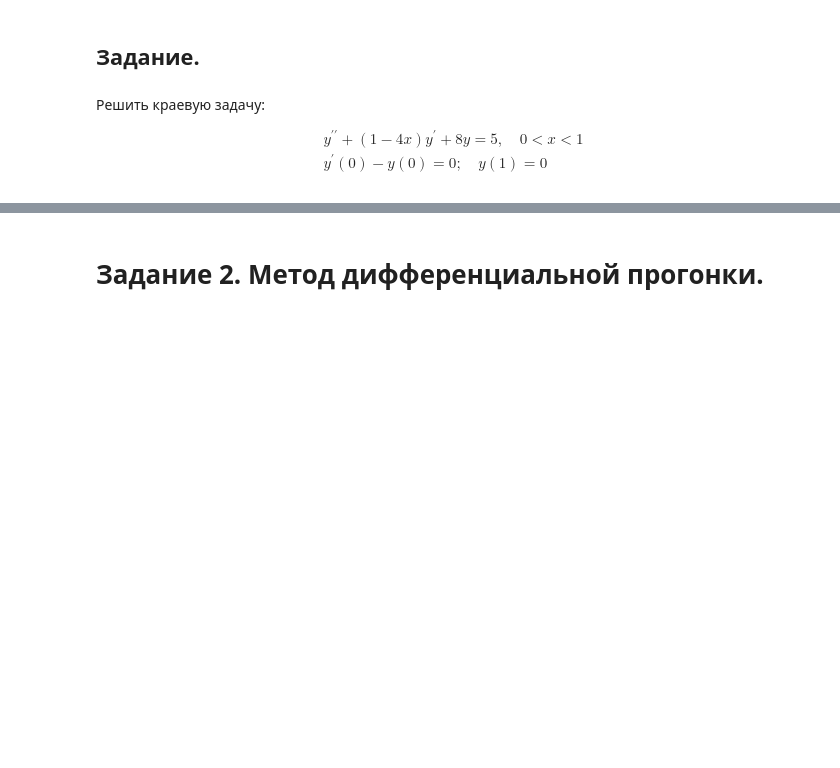
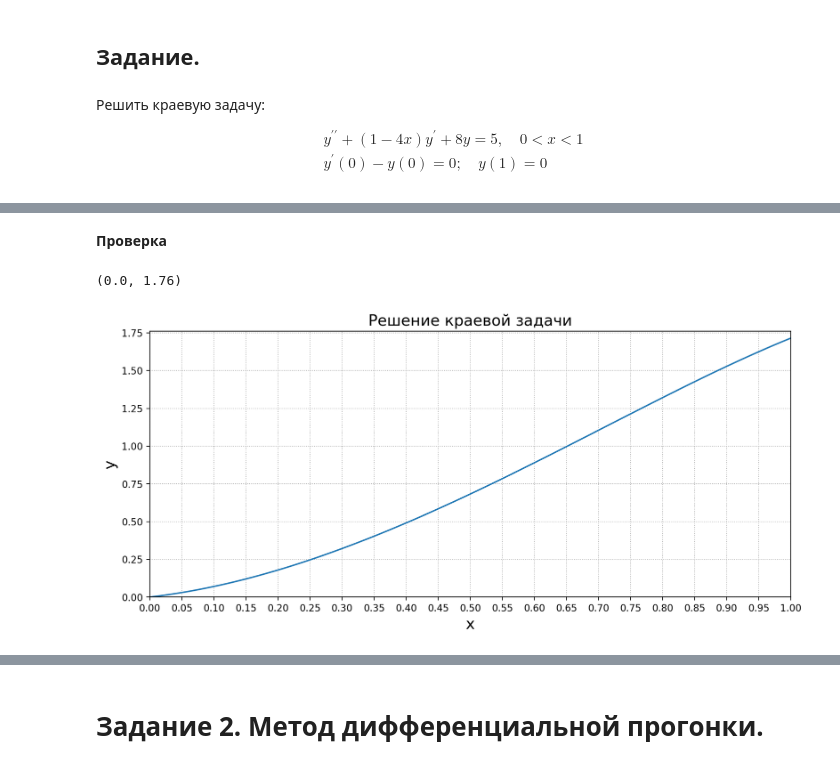
Before and after one commit to ShmakovVladimir/Computational_mathematics_second_sem, a Jupyter notebook: part_2/hw7/Краевые задачи семинар.ipynb, the cells around one changed output, grey strips where cells are left out. Drawn from its saved outputs; the diff is of its cells as text; code cells hidden in the pictures; blank space fills up the shorter version.

```diff
--- a/part_2/hw7/Краевые задачи семинар.ipynb
+++ b/part_2/hw7/Краевые задачи семинар.ipynb
@@ -125,2 +117,0 @@ $$
-# %%
-lambda_1, lambda_2 = 0, 1
@@ -126,0 +255,23 @@ lambda_1, lambda_2 = 0, 1
+# %% [markdown]
+__Проверка__
+# %%
+p = lambda x: 1 - 4 * x
+q = lambda x: 8
+f = lambda x: -5
+l, alpha, a, b = 1, -1, 0, 0
+x_dots, sol = linear_interpolation_method([p, q, f],
+                                      a, l, alpha, b,
+                                      classic_euler)
+plt.figure(figsize = (12, 5), dpi = 200)
+plt.plot(x_dots, sol[:, 0])
+plt.xlabel("x", fontsize = 16)
+plt.ylabel("y", fontsize = 16)
+plt.title("Решение краевой задачи", fontsize = 16)
+plt.grid(ls = ':')
+plt.xticks(np.arange(0, 2, 0.05))
+plt.yticks(np.arange(0, 3, 0.25))
+plt.xlim(0, 1)
+plt.ylim(0, 1.76)
+# %% [output]
+(0.0, 1.76)
+[figure, added]
```
Also changed, not shown: parts of 6 cells of this notebook.
